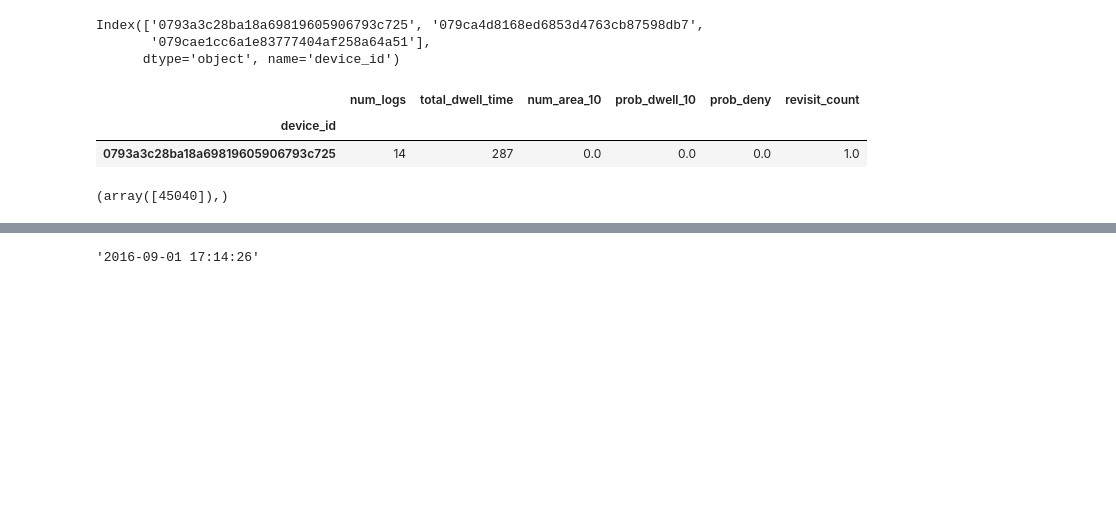
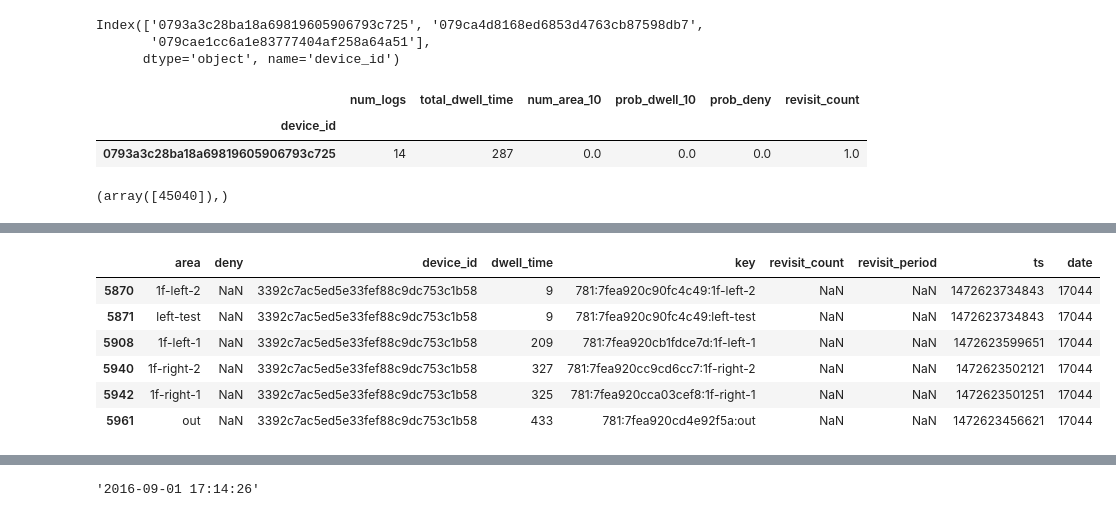
Before and after one commit to Yoo-Ju/MSRA_proposal_wifi_log, a Jupyter notebook: notebook/Supervised_model(basic_features).ipynb, the cells around one changed output, grey strips where cells are left out. Cells and saved outputs as stored; diff of their text form; code cells hidden in the pictures; blank space fills up the shorter version.

```diff
--- a/notebook/Supervised_model(basic_features).ipynb
+++ b/notebook/Supervised_model(basic_features).ipynb
@@ -1143,0 +1221,10 @@ np.where(device_ids =='0793a3c28ba18a69819605906793c725')
+# %%
+df.loc[(df['date']==17044) & (df['device_id'] == '3392c7ac5ed5e33fef88c9dc753c1b58')]
+# %% [output]
+|  | area | deny | device_id | dwell_time | key | revisit_count | revisit_period | ts | date |
+| 5870 | 1f-left-2 | NaN | 3392c7ac5ed5e33fef88c9dc753c1b58 | 9 | 781:7fea920c90fc4c49:1f-left-2 | NaN | NaN | 1472623734843 | 17044 |
+| 5871 | left-test | NaN | 3392c7ac5ed5e33fef88c9dc753c1b58 | 9 | 781:7fea920c90fc4c49:left-test | NaN | NaN | 1472623734843 | 17044 |
+| 5908 | 1f-left-1 | NaN | 3392c7ac5ed5e33fef88c9dc753c1b58 | 209 | 781:7fea920cb1fdce7d:1f-left-1 | NaN | NaN | 1472623599651 | 17044 |
+| 5940 | 1f-right-2 | NaN | 3392c7ac5ed5e33fef88c9dc753c1b58 | 327 | 781:7fea920cc9cd6cc7:1f-right-2 | NaN | NaN | 1472623502121 | 17044 |
+| 5942 | 1f-right-1 | NaN | 3392c7ac5ed5e33fef88c9dc753c1b58 | 325 | 781:7fea920cca03cef8:1f-right-1 | NaN | NaN | 1472623501251 | 17044 |
+| 5961 | out | NaN | 3392c7ac5ed5e33fef88c9dc753c1b58 | 433 | 781:7fea920cd4e92f5a:out | NaN | NaN | 1472623456621 | 17044 |
```
Also changed, not shown: parts of 19 cells of this notebook.
